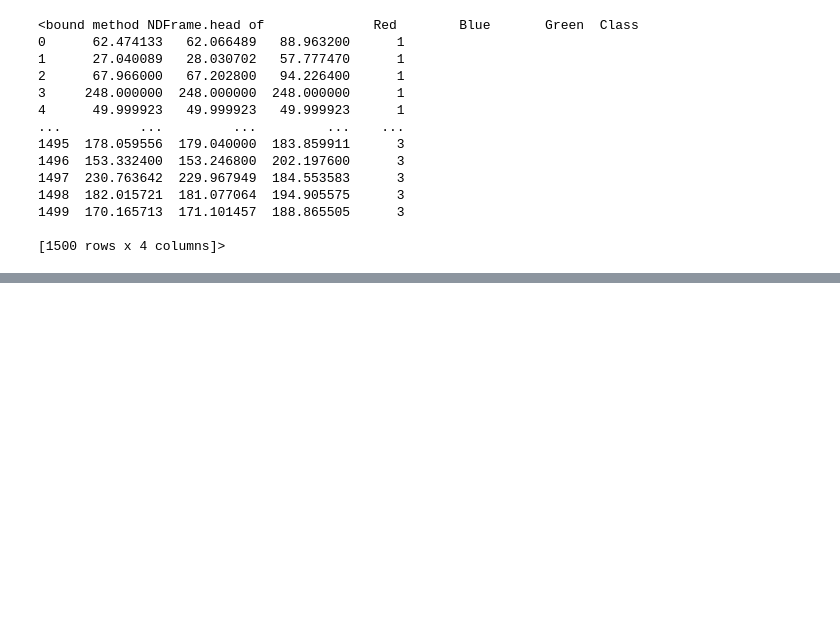
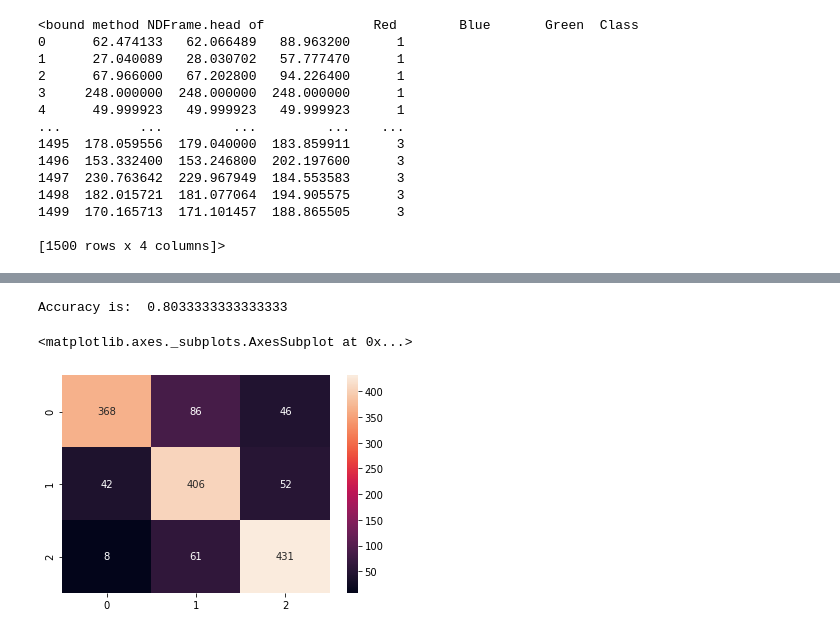
Before and after one commit to Rahul-Sridhar/apple_case_study, a Jupyter notebook: ml_image_classifier.ipynb, the cells around one changed output, grey strips where cells are left out. Drawn from its saved outputs; the diff is of its cells as text; code cells hidden in the pictures; blank space fills up the shorter version.

```diff
--- a/ml_image_classifier.ipynb
+++ b/ml_image_classifier.ipynb
@@ -124,0 +356,15 @@ weighted avg       0.68      0.63      0.64      1500
+# %%
+# Recursive feature elimination (RFE) with random forest
+from sklearn.feature_selection import RFE
+# Create the RFE object and rank each pixel
+clf_rf_3 = RandomForestClassifier()
+rfe = RFE(estimator=clf_rf_3, n_features_to_select=5, step=1)
+rfe = rfe.fit(X_train, y_train)
+ac_3 = accuracy_score(y_test,rfe.predict(X_test_2))
+print('Accuracy is: ',ac_3)
+cm_3 = confusion_matrix(y_test,rfe.predict(X_test_2))
+sns.heatmap(cm_3,annot=True,fmt="d")
+# %% [output]
+Accuracy is:  0.8033333333333333
+<matplotlib.axes._subplots.AxesSubplot at 0x...>
+[figure, added]
```
Also changed, not shown: parts of 25 cells of this notebook.
